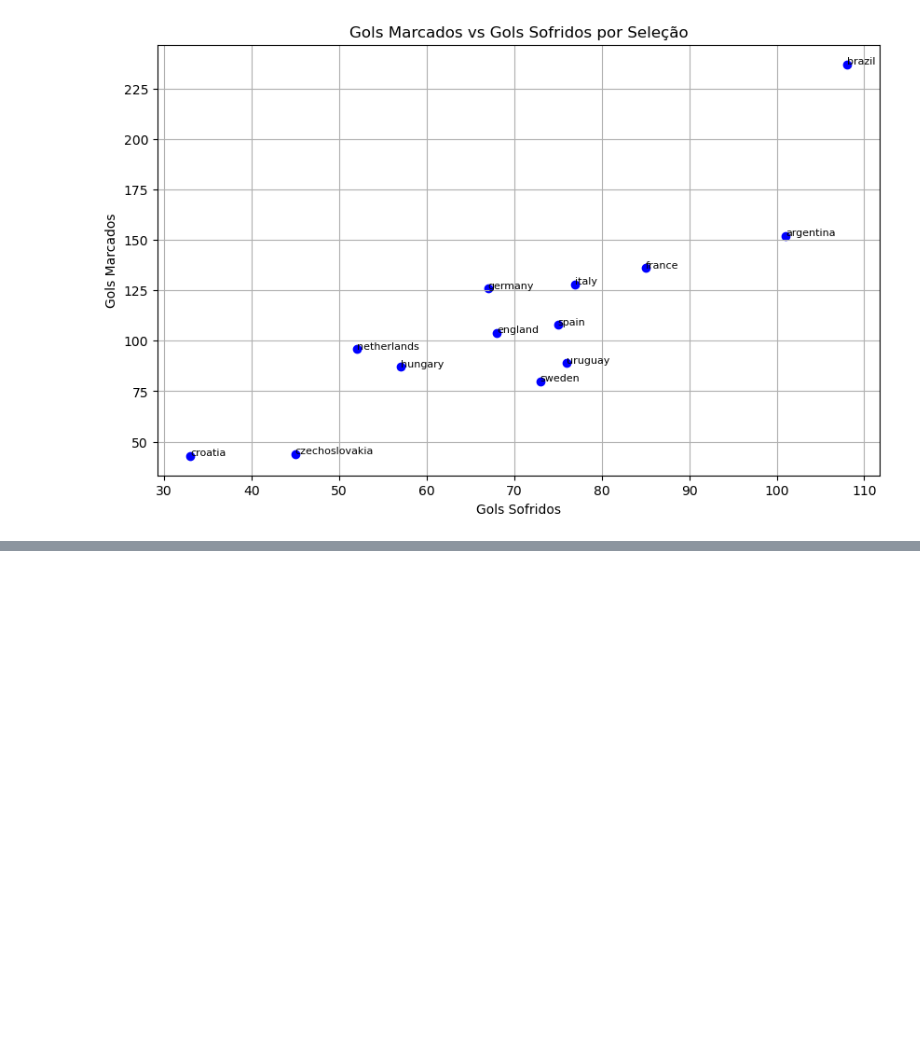
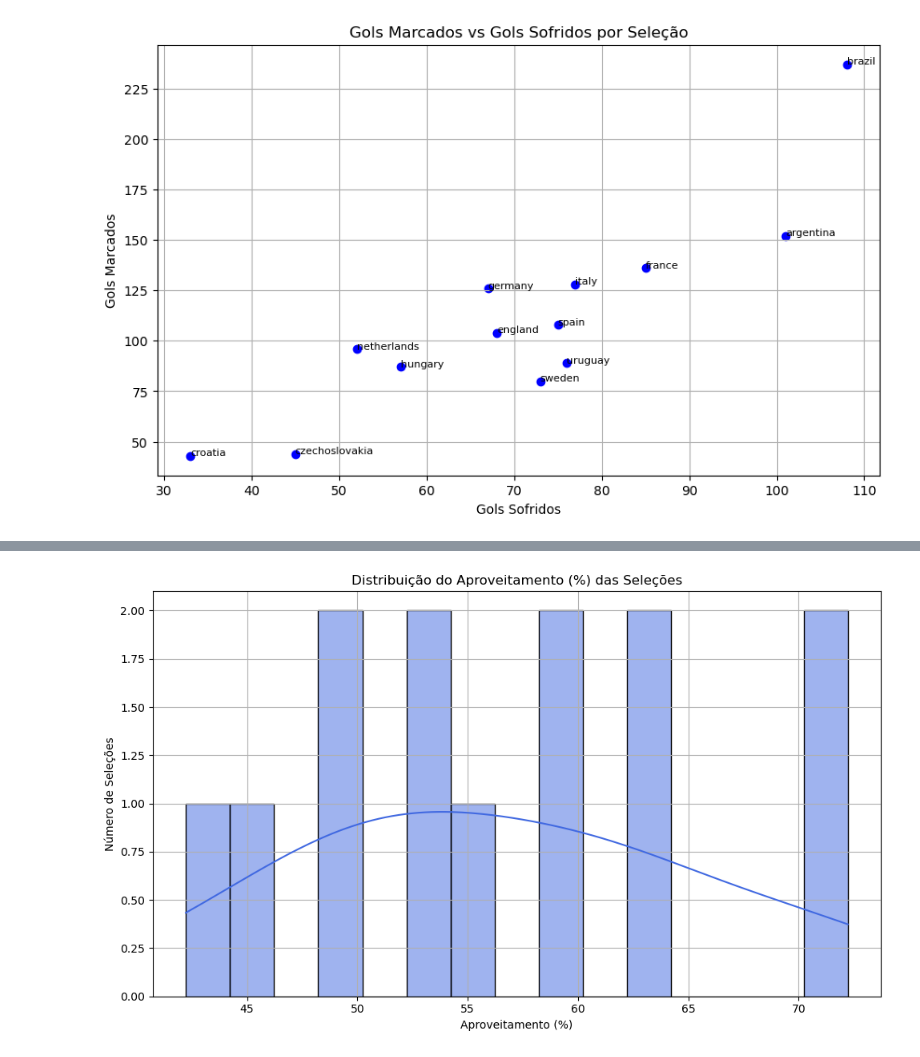
Before and after one commit to Jhonatarlp/Projeto_final_ciclo_basico_insper_Data, a Jupyter notebook: analise_exploratoria.ipynb, the cells around one changed output, grey strips where cells are left out. Cells and saved outputs as stored; diff of their text form; code cells hidden in the pictures; blank space fills up the shorter version.

```diff
--- a/analise_exploratoria.ipynb
+++ b/analise_exploratoria.ipynb
@@ -308,0 +329,11 @@ plt.show()
+# %%
+plt.figure(figsize=(10, 6))
+sns.histplot(base_selecoes['aproveitamento'], bins=15, kde=True, color='royalblue')
+plt.title('Distribuição do Aproveitamento (%) das Seleções')
+plt.xlabel('Aproveitamento (%)')
+plt.ylabel('Número de Seleções')
+plt.grid(True)
+plt.tight_layout()
+plt.show()
+# %% [output]
+[figure, added]
```
Also changed, not shown: parts of 11 cells of this notebook.
